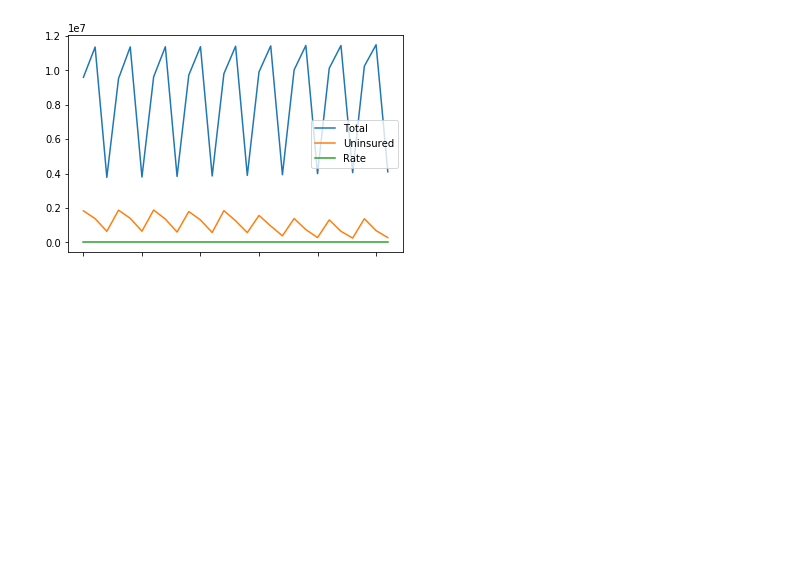
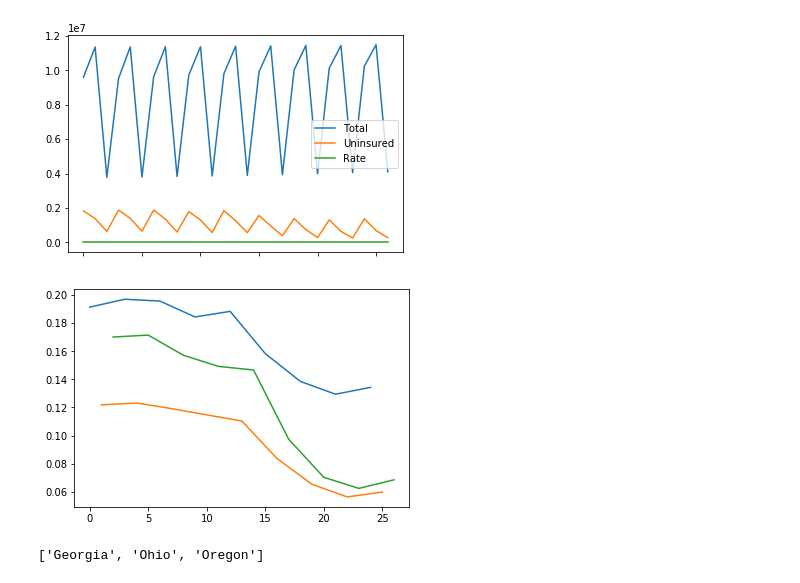
Before and after one commit to ghteds/etlProject, a Jupyter notebook: code/firstCombinedDSWork.ipynb, the cells around one changed output. Drawn from its saved outputs; the diff is of its cells as text; code cells hidden in the pictures; blank space fills up the shorter version.

```diff
--- a/code/firstCombinedDSWork.ipynb
+++ b/code/firstCombinedDSWork.ipynb
@@ -517,3 +518,13 @@ stateSummaryDfT.plot()
 # %% [output]
 <matplotlib.axes._subplots.AxesSubplot at 0x...>
 [figure]
+# %%
+#lets try str.starts with to separate out the different states to plot
+for state in states:
+    stateSummaryDfT['Rate'][stateSummaryDfT['stateYear'].str.startswith(f'{state}')].plot()
+# %% [output]
+[figure, added]
+# %%
+states
+# %% [output]
+['Georgia', 'Ohio', 'Oregon']
```
Also changed, not shown: parts of 5 cells of this notebook, 1 other file.
